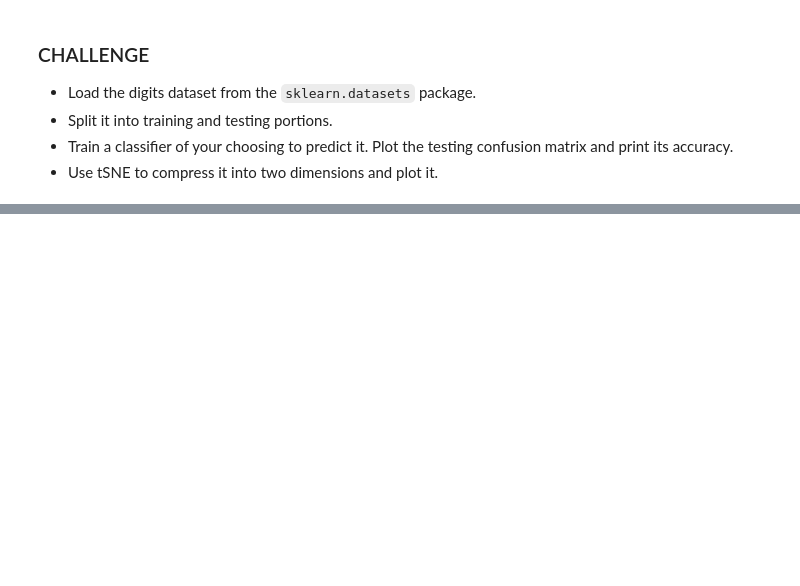
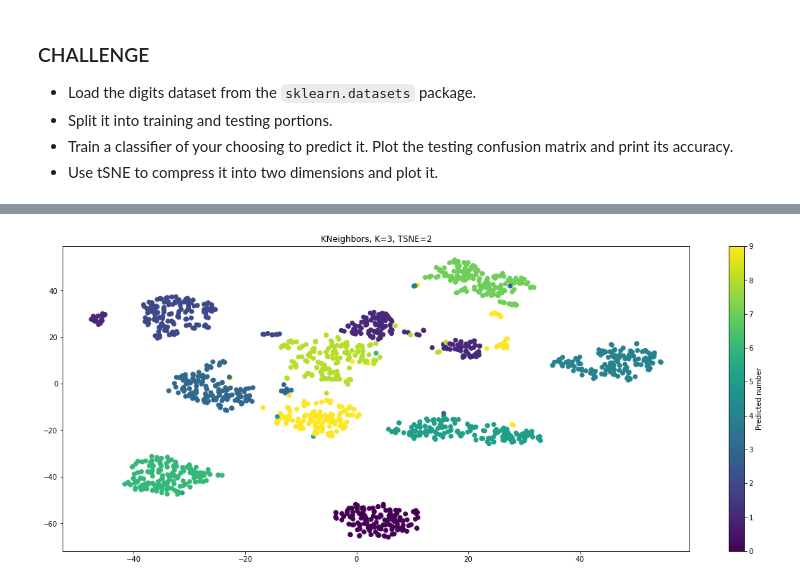
Before and after one commit to jasonsommer/cs6600-notebooks, a Jupyter notebook: 11-introduction-to-sklearn.ipynb, the cells around one changed output, grey strips where cells are left out. Cells and saved outputs as stored; diff of their text form; code cells hidden in the pictures; blank space fills up the shorter version.

```diff
--- a/11-introduction-to-sklearn.ipynb
+++ b/11-introduction-to-sklearn.ipynb
@@ -800,0 +841,9 @@ ax.scatter(
+# %%
+
+plt.figure(figsize=(20,8))
+plt.title("KNeighbors, K=3, TSNE=2")
+plt.scatter(X_tsne[::,0],X_tsne[::,1], c=y_train)
+plt.colorbar(label="Predicted number", orientation="vertical")
+plt.show()
+# %% [output]
+[figure, added]
```
Also changed, not shown: parts of 37 cells of this notebook.
